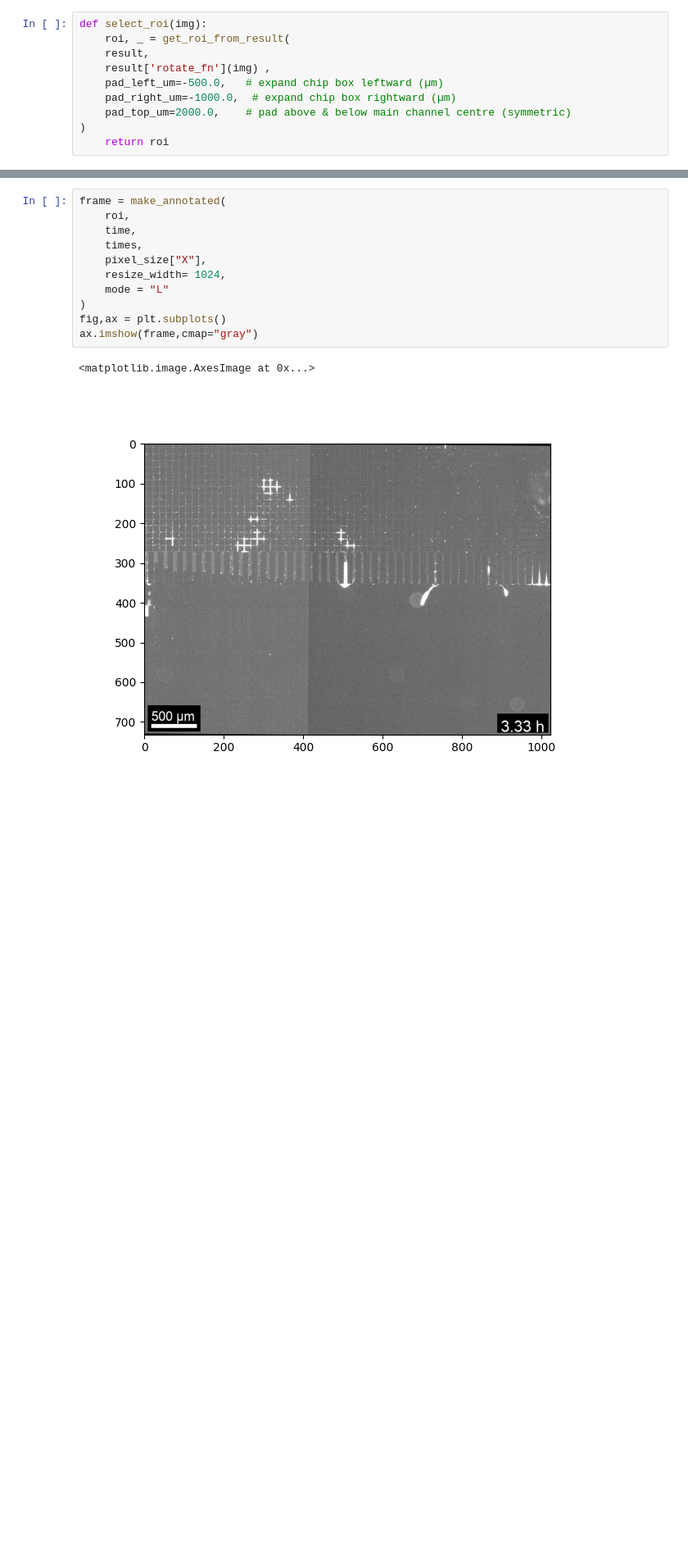
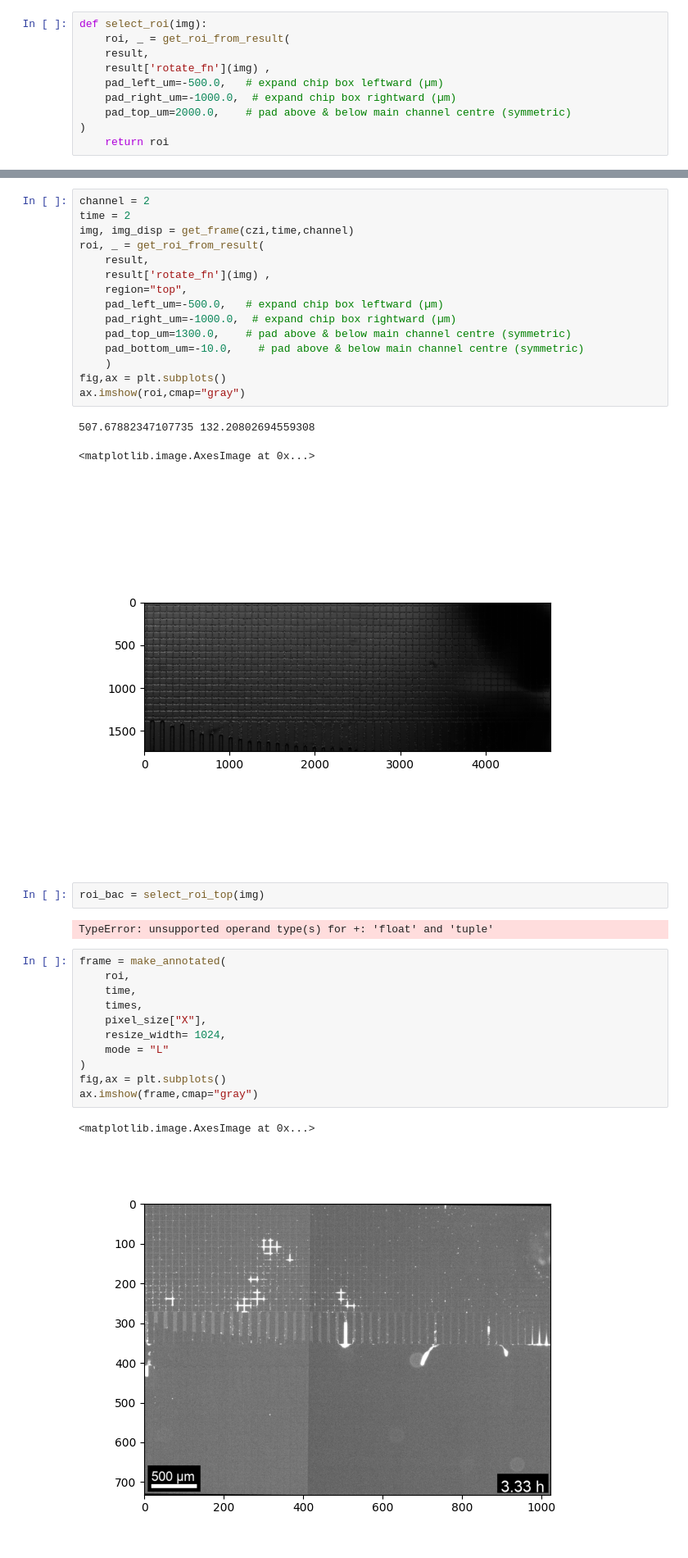
Before and after one commit to Cocopyth/chipanalysis, a Jupyter notebook: chipanalysis/notebooks/video_maker.ipynb, the cells around one changed output, grey strips where cells are left out. Shown at 82% size. Drawn from its saved outputs; the diff is of its cells as text; blank space fills up the shorter version.

```diff
--- a/chipanalysis/notebooks/video_maker.ipynb
+++ b/chipanalysis/notebooks/video_maker.ipynb
@@ -66,3 +68,26 @@ ax.imshow(roi,cmap="gray")
+# %%
+channel = 2
+time = 2
+img, img_disp = get_frame(czi,time,channel)
+roi, _ = get_roi_from_result(
+    result,
+    result['rotate_fn'](img) ,
+    region="top",
+    pad_left_um=-500.0,   # expand chip box leftward (µm)
+    pad_right_um=-1000.0,  # expand chip box rightward (µm)
+    pad_top_um=1300.0,    # pad above & below main channel centre (symmetric)
+    pad_bottom_um=-10.0,    # pad above & below main channel centre (symmetric)
+    )
+fig,ax = plt.subplots()
+ax.imshow(roi,cmap="gray")
+# %% [output]
+507.67882347107735 132.20802694559308
+<matplotlib.image.AxesImage at 0x...>
+[figure, added]
+# %%
+roi_bac = select_roi_top(img)
+# %% [output]
+TypeError: unsupported operand type(s) for +: 'float' and 'tuple'
 # %%
 frame = make_annotated(
     roi,
```
Also changed, not shown: parts of 5 cells of this notebook, 3 other files.
